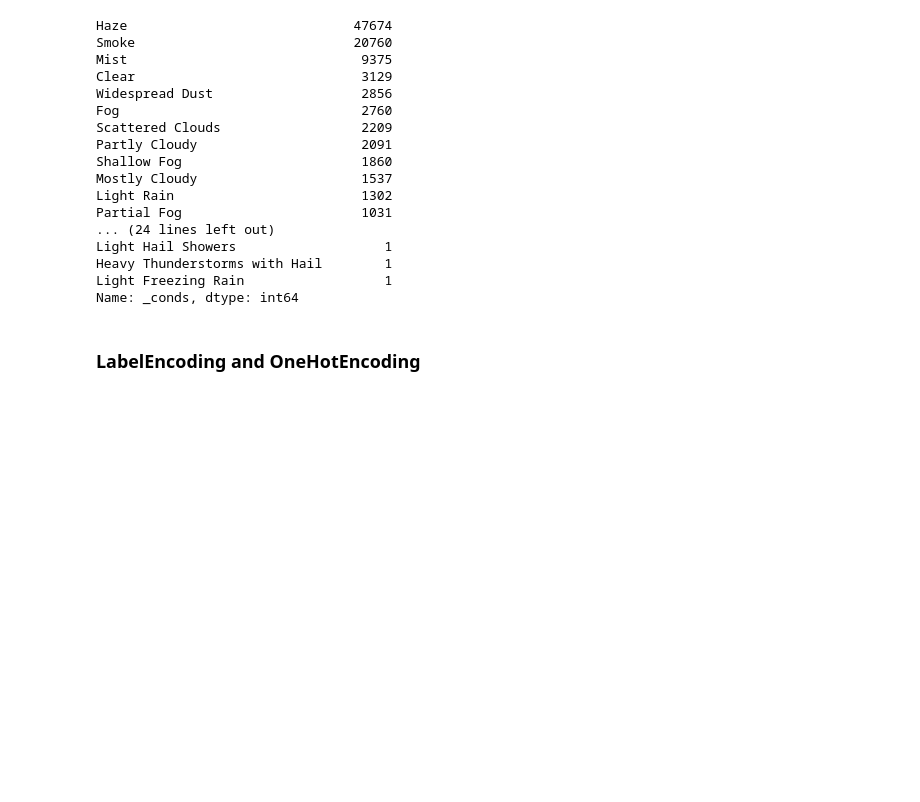
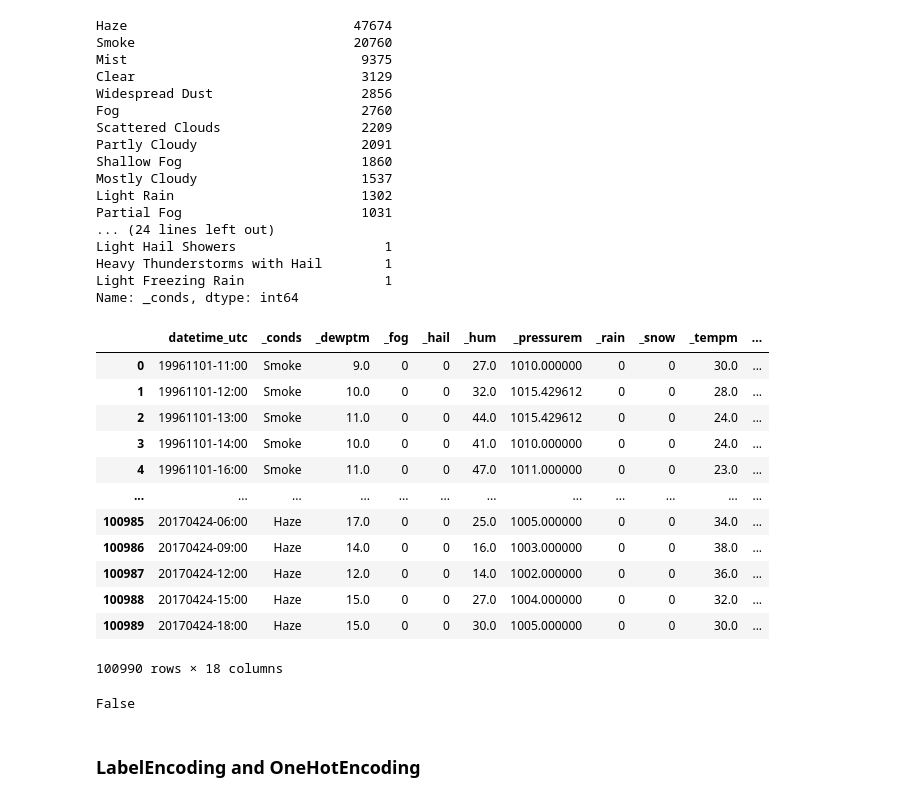
Before and after one commit to rishusiva/MLH_WeatherDataPrediction, a Jupyter notebook: Weather_prediction/Weather_Prediction.ipynb, the cells around one changed output. Saved outputs shown, nothing was run; the diff lists cells and outputs as text; code cells hidden in the pictures; blank space fills up the shorter version.

```diff
--- a/Weather_prediction/Weather_Prediction.ipynb
+++ b/Weather_prediction/Weather_Prediction.ipynb
@@ -525,3 +525,23 @@ Light Hail Showers                   1
 Heavy Thunderstorms with Hail        1
 Light Freezing Rain                  1
 Name: _conds, dtype: int64
+# %%
+df_filtered
+# %% [output]
+|  | datetime_utc | _conds | _dewptm | _fog | _hail | _hum | _pressurem | _rain | _snow | _tempm | ... |
+| 0 | 19961101-11:00 | Smoke | 9.0 | 0 | 0 | 27.0 | 1010.000000 | 0 | 0 | 30.0 | ... |
+| 1 | 19961101-12:00 | Smoke | 10.0 | 0 | 0 | 32.0 | 1015.429612 | 0 | 0 | 28.0 | ... |
+| 2 | 19961101-13:00 | Smoke | 11.0 | 0 | 0 | 44.0 | 1015.429612 | 0 | 0 | 24.0 | ... |
+| 3 | 19961101-14:00 | Smoke | 10.0 | 0 | 0 | 41.0 | 1010.000000 | 0 | 0 | 24.0 | ... |
+| 4 | 19961101-16:00 | Smoke | 11.0 | 0 | 0 | 47.0 | 1011.000000 | 0 | 0 | 23.0 | ... |
+| ... | ... | ... | ... | ... | ... | ... | ... | ... | ... | ... | ... |
+| 100985 | 20170424-06:00 | Haze | 17.0 | 0 | 0 | 25.0 | 1005.000000 | 0 | 0 | 34.0 | ... |
+| 100986 | 20170424-09:00 | Haze | 14.0 | 0 | 0 | 16.0 | 1003.000000 | 0 | 0 | 38.0 | ... |
+| 100987 | 20170424-12:00 | Haze | 12.0 | 0 | 0 | 14.0 | 1002.000000 | 0 | 0 | 36.0 | ... |
+| 100988 | 20170424-15:00 | Haze | 15.0 | 0 | 0 | 27.0 | 1004.000000 | 0 | 0 | 32.0 | ... |
+| 100989 | 20170424-18:00 | Haze | 15.0 | 0 | 0 | 30.0 | 1005.000000 | 0 | 0 | 30.0 | ... |
+100990 rows × 18 columns
+# %%
+df_filtered.isnull().values.any()
+# %% [output]
+False
```
Also changed, not shown: parts of 2 cells of this notebook, 1 other file.
